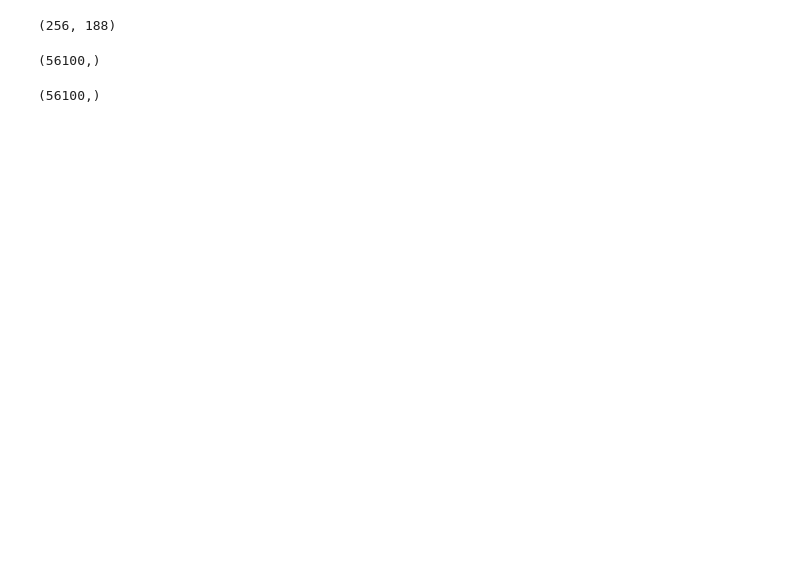
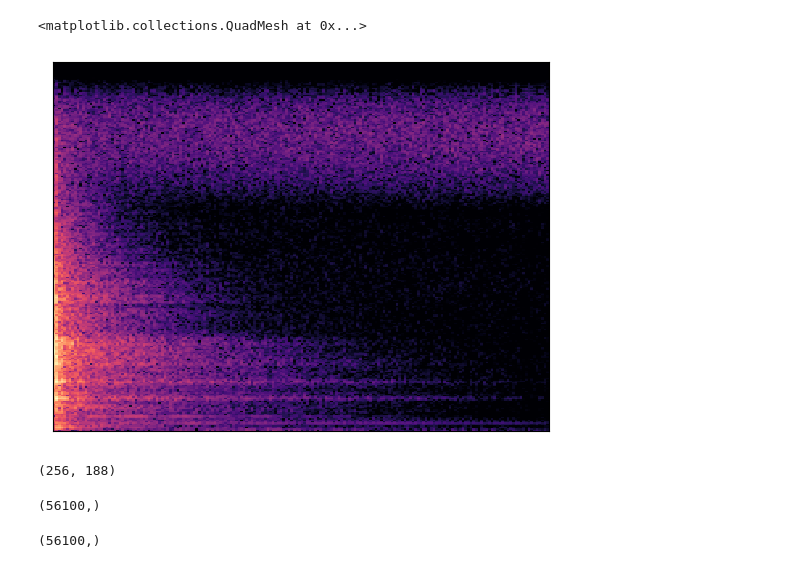
Before and after one commit to CharlieElwess/INFINITE_DRUMS, a Jupyter notebook: Exploratory_Notebooks/Charlie_Explorations.ipynb, the cells around one changed output. Cells and saved outputs as stored; diff of their text form; code cells hidden in the pictures; blank space fills up the shorter version.

Commit message:
adding all kick, snare, 808 changes

```diff
--- a/Exploratory_Notebooks/Charlie_Explorations.ipynb
+++ b/Exploratory_Notebooks/Charlie_Explorations.ipynb
@@ -8,3 +8,7 @@ import librosa.display
 import IPython
 # %%
 plt.figure( figsize=(16,7) )
+# %%
+snares = '/Users/charlieelwess/Dropbox/LE_WAGON/FINAL_PROJECT/snare_specs'
+# %%
+snares = glob(snares + '/*.npy')
@@ -10,0 +19,2 @@ plt.figure( figsize=(16,7) )
+# %%
+snare_0 = np.load(snares[4848])
@@ -11,3 +34,8 @@ plt.figure( figsize=(16,7) )
+# %%
+librosa.display.specshow(snare_0)
+# %% [output]
+<matplotlib.collections.QuadMesh at 0x...>
+[figure, added]
 # %%
 kicks = '/Volumes/CE_CADDY/TRAINING_SAMPLES/KICKS_standardized'
 # %%
```
Also changed, not shown: parts of 4 cells of this notebook, 4 other files.
